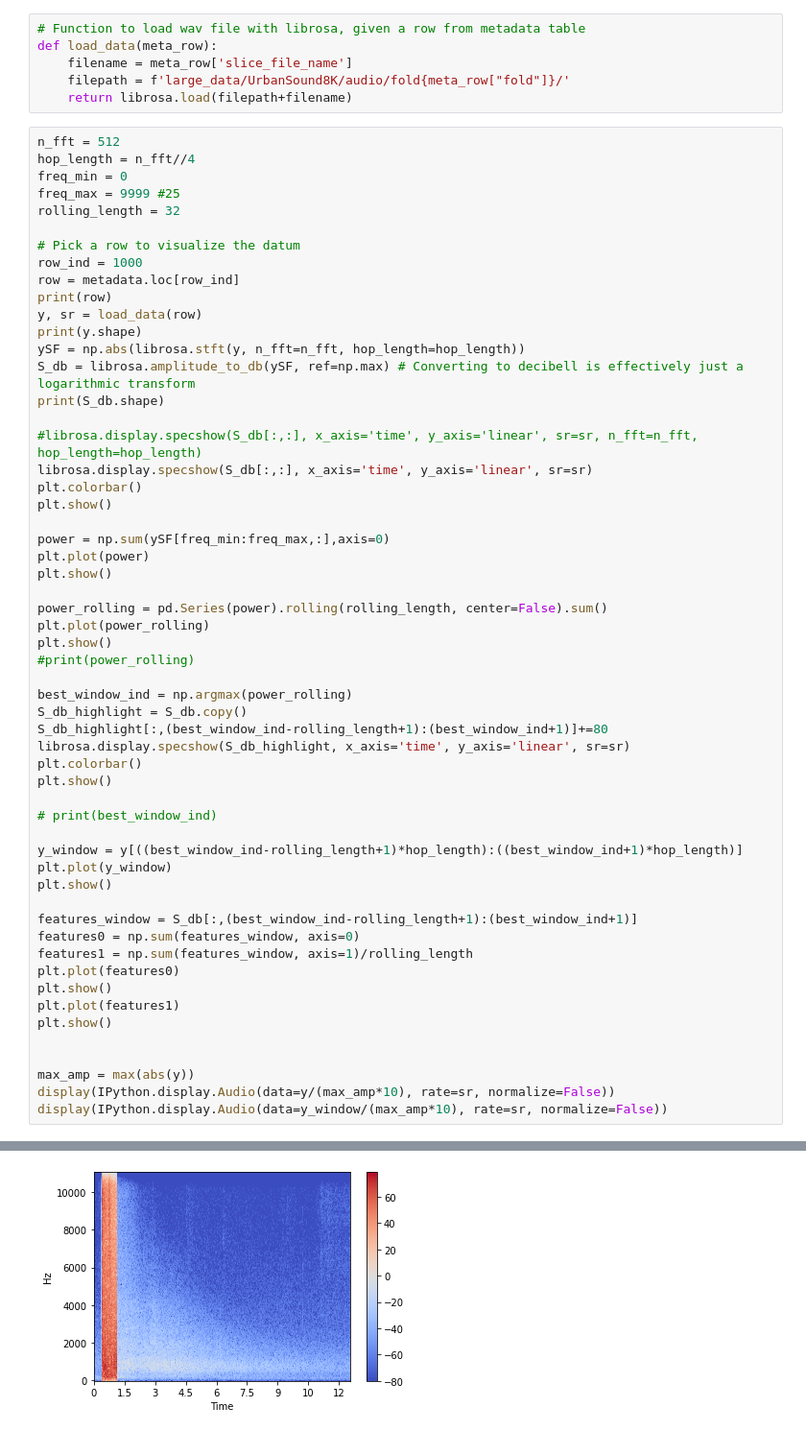
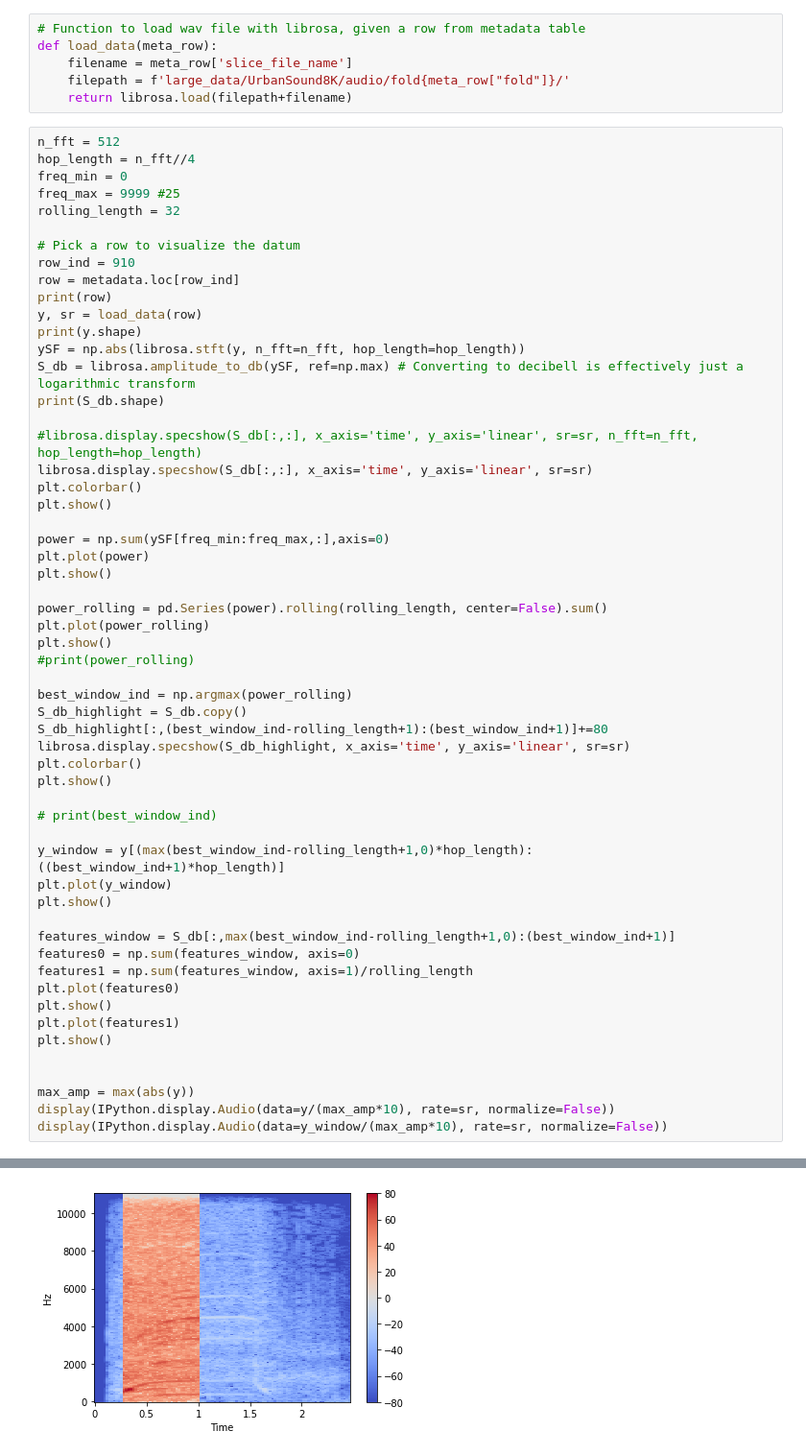
Before and after one commit to mrhheffernan/erdio-dev, a Jupyter notebook: maxpower_cleaning.ipynb, the cells around one changed output, grey strips where cells are left out. Shown: that part at 96% size. Drawn from its saved outputs; the diff is of its cells as text.

```diff
--- a/maxpower_cleaning.ipynb
+++ b/maxpower_cleaning.ipynb
@@ -68,7 +72,7 @@ freq_max = 9999 #25
 rolling_length = 32
 
 # Pick a row to visualize the datum
-row_ind = 1000
+row_ind = 910
 row = metadata.loc[row_ind]
 print(row)
 y, sr = load_data(row)
@@ -100,11 +104,11 @@ plt.show()
 
 # print(best_window_ind)
 
-y_window = y[((best_window_ind-rolling_length+1)*hop_length):((best_window_ind+1)*hop_length)]
+y_window = y[(max(best_window_ind-rolling_length+1,0)*hop_length):((best_window_ind+1)*hop_length)]
 plt.plot(y_window)
 plt.show()
 
-features_window = S_db[:,(best_window_ind-rolling_length+1):(best_window_ind+1)]
+features_window = S_db[:,max(best_window_ind-rolling_length+1,0):(best_window_ind+1)]
 features0 = np.sum(features_window, axis=0)
 features1 = np.sum(features_window, axis=1)/rolling_length
 plt.plot(features0)
@@ -135 +139 @@ Name: 1000, dtype: object
-[figure, old version]
+[figure, new version]
```
Also changed, not shown: parts of 2 cells of this notebook.
